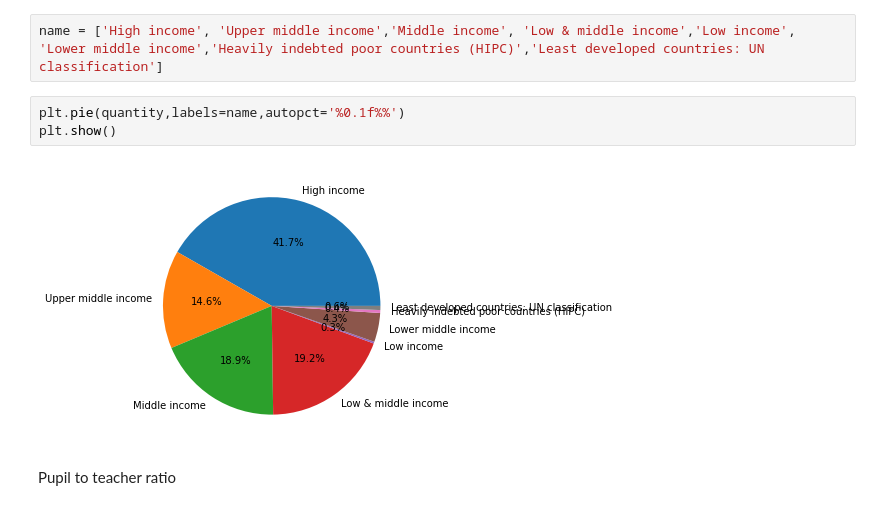
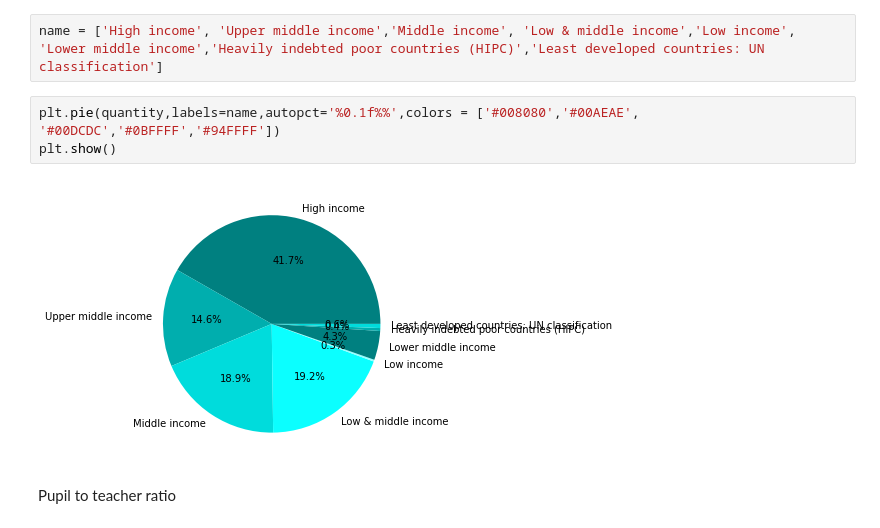
Before and after one commit to piyush02nir/World_Bank_Global_Education, a Jupyter notebook: World_Bank_Global_Education_Analysis_Self_Capstone_Project.ipynb, the cells around one changed output. Saved outputs shown, nothing was run; the diff lists cells and outputs as text.

```diff
--- a/World_Bank_Global_Education_Analysis_Self_Capstone_Project.ipynb
+++ b/World_Bank_Global_Education_Analysis_Self_Capstone_Project.ipynb
@@ -154,10 +223,10 @@ Name: 2010, dtype: float64
 # %%
 name = ['High income', 'Upper middle income','Middle income', 'Low & middle income','Low income', 'Lower middle income','Heavily indebted poor countries (HIPC)','Least developed countries: UN classification']
 # %%
-plt.pie(quantity,labels=name,autopct='%0.1f%%')
+plt.pie(quantity,labels=name,autopct='%0.1f%%',colors = ['#008080','#00AEAE', '#00DCDC','#0BFFFF','#94FFFF'])
 plt.show()
 # %% [output]
-[figure, old version]
+[figure, new version]
 # %% [markdown]
 Pupil to teacher ratio
 # %%
```
Also changed, not shown: parts of 4 cells of this notebook.
